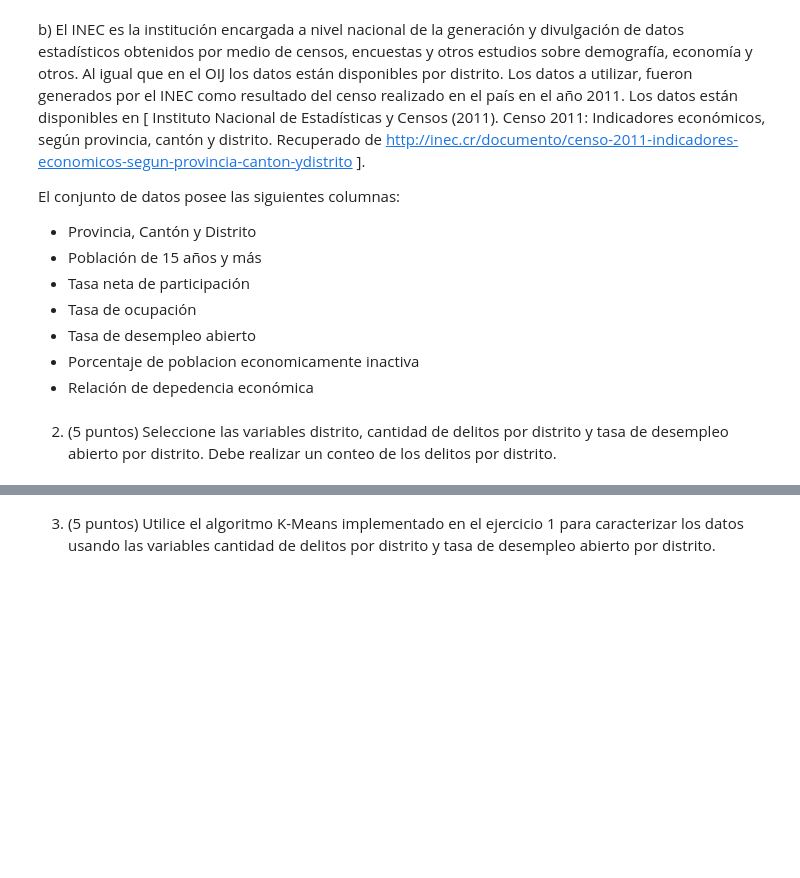
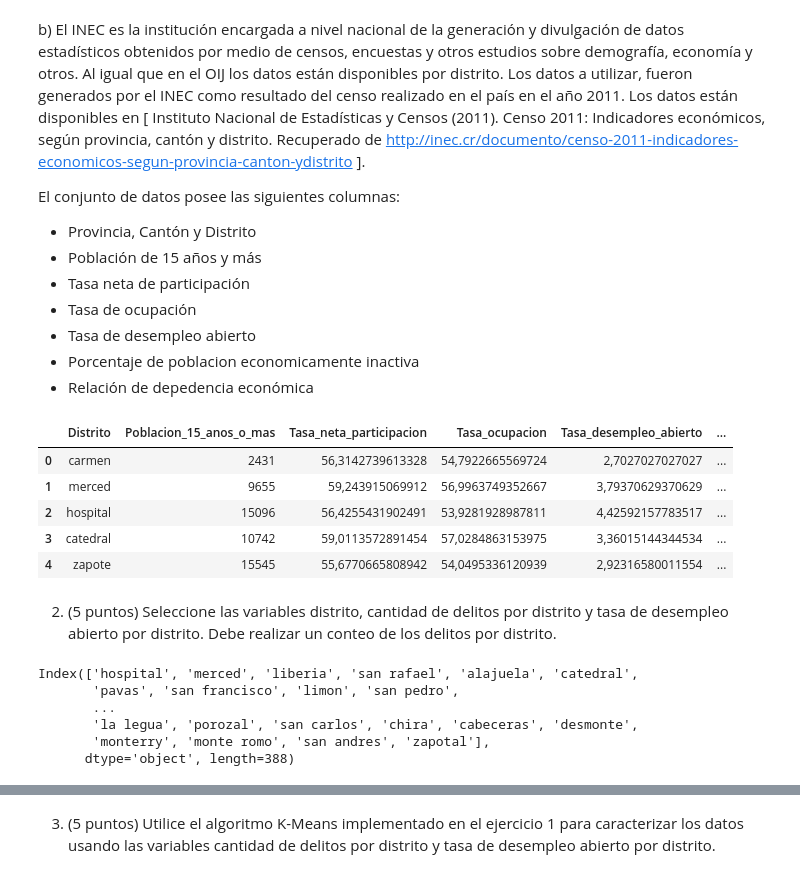
Before and after one commit to bjlf12/TP05-IA, a Jupyter notebook: TP05-IA.ipynb, the cells around one changed output, grey strips where cells are left out. Drawn from its saved outputs; the diff is of its cells as text; code cells hidden in the pictures; blank space fills up the shorter version.

```diff
--- a/TP05-IA.ipynb
+++ b/TP05-IA.ipynb
@@ -264,6 +393,29 @@ El conjunto de datos posee las siguientes columnas:
 * Tasa de desempleo abierto
 * Porcentaje de poblacion economicamente inactiva
 * Relación de depedencia económica
+# %%
+empleo_dataset = pd.read_csv('./data/reempleocenso2011-22.csv', delimiter=',')
+empleo_dataset = empleo_dataset[empleo_dataset["Distrito"].notnull()]
+empleo_dataset["Distrito"] = empleo_dataset["Distrito"].apply(lambda x: x.lower())
+empleo_dataset.head()
+# %% [output]
+|  | Distrito | Poblacion_15_anos_o_mas | Tasa_neta_participacion | Tasa_ocupacion | Tasa_desempleo_abierto | ... |
+| 0 | carmen | 2431 | 56,3142739613328 | 54,7922665569724 | 2,7027027027027 | ... |
+| 1 | merced | 9655 | 59,243915069912 | 56,9963749352667 | 3,79370629370629 | ... |
+| 2 | hospital | 15096 | 56,4255431902491 | 53,9281928987811 | 4,42592157783517 | ... |
+| 3 | catedral | 10742 | 59,0113572891454 | 57,0284863153975 | 3,36015144344534 | ... |
+| 4 | zapote | 15545 | 55,6770665808942 | 54,0495336120939 | 2,92316580011554 | ... |
 # %% [markdown]
 2. (5 puntos) Seleccione las variables distrito, cantidad de delitos por distrito y tasa de
 desempleo abierto por distrito. Debe realizar un conteo de los delitos por distrito.
+# %%
+distrito = criminalidad_dataset["Distrito"]
+cantidad_delitos = criminalidad_dataset["Distrito"].value_counts()
+cantidad_delitos.keys()
+# %% [output]
+Index(['hospital', 'merced', 'liberia', 'san rafael', 'alajuela', 'catedral',
+       'pavas', 'san francisco', 'limon', 'san pedro',
+       ...
+       'la legua', 'porozal', 'san carlos', 'chira', 'cabeceras', 'desmonte',
+       'monterry', 'monte romo', 'san andres', 'zapotal'],
+      dtype='object', length=388)
```
Also changed, not shown: parts of 10 cells of this notebook, 3 other files.
